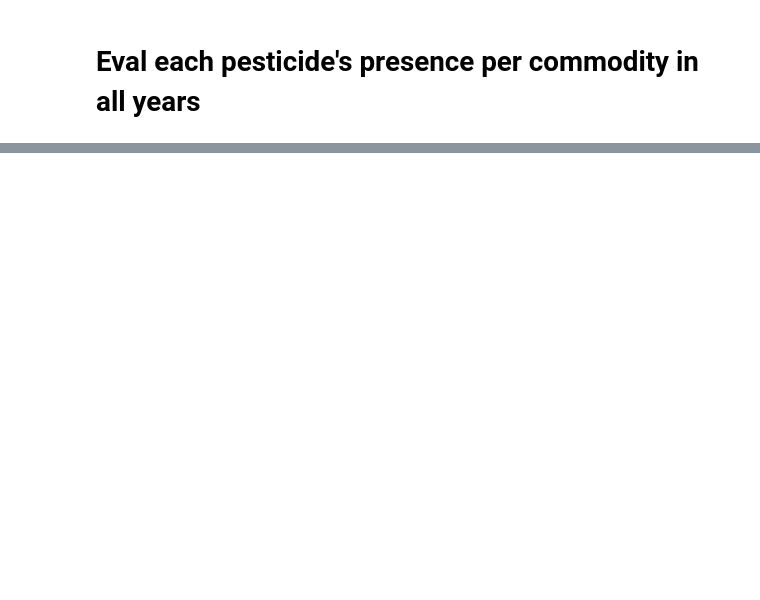
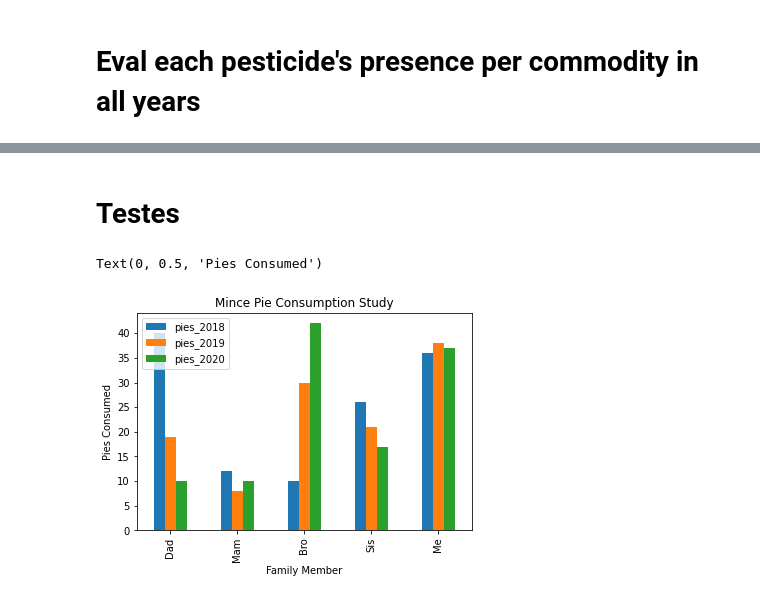
Before and after one commit to nicolastmaia/pesticides-data-science, a Jupyter notebook: index.ipynb, the cells around one changed output, grey strips where cells are left out. Saved outputs shown, nothing was run; the diff lists cells and outputs as text; code cells hidden in the pictures; blank space fills up the shorter version.

```diff
--- a/index.ipynb
+++ b/index.ipynb
@@ -182,0 +289,17 @@ concen_commod_mean_19 = get_commod_concen_mean(results_join_samples_19)
+# %% [markdown]
+# Testes
+# %%
+plotdata = pd.DataFrame({
+    "pies_2018":[40, 12, 10, 26, 36],
+    "pies_2019":[19, 8, 30, 21, 38],
+    "pies_2020":[10, 10, 42, 17, 37]
+    },
+    index=["Dad", "Mam", "Bro", "Sis", "Me"]
+)
+plotdata.plot(kind="bar")
+plt.title("Mince Pie Consumption Study")
+plt.xlabel("Family Member")
+plt.ylabel("Pies Consumed")
+# %% [output]
+Text(0, 0.5, 'Pies Consumed')
+[figure, added]
```
Also changed, not shown: parts of 15 cells of this notebook.
